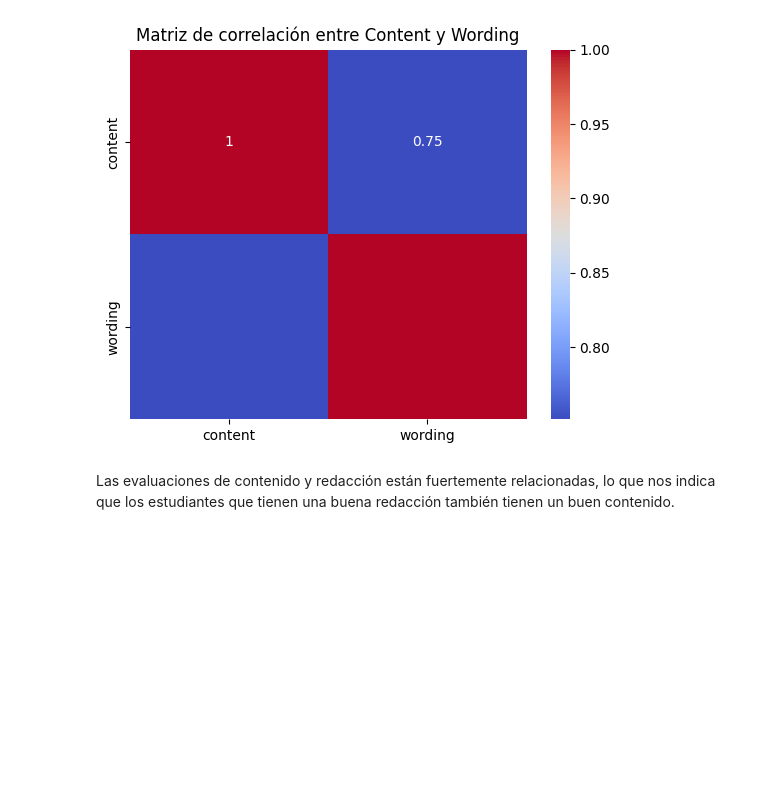
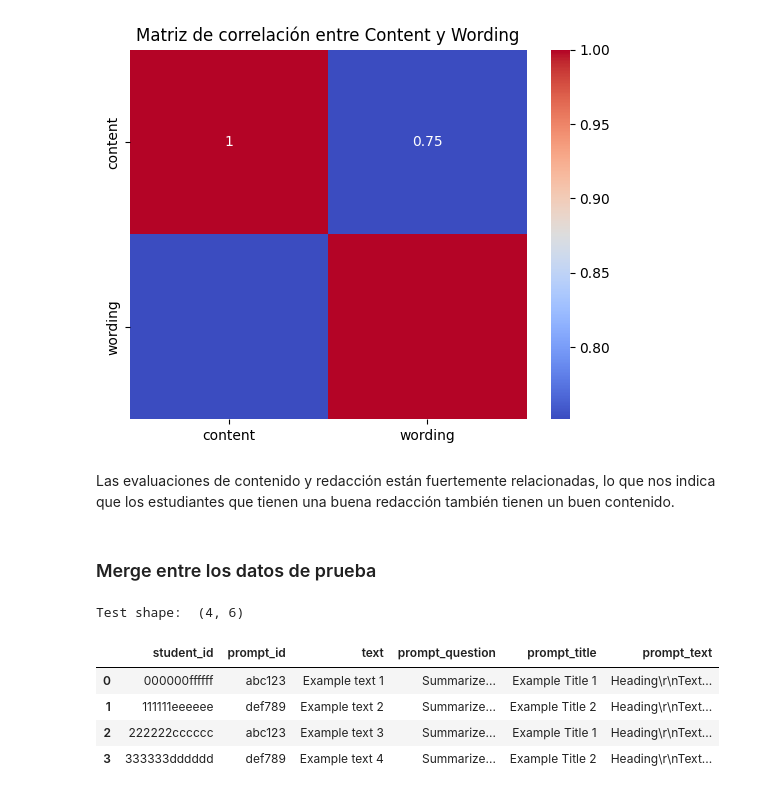
Before and after one commit to Kojimena/DS-P2, a Jupyter notebook: analisis_exploratorio.ipynb, the cells around one changed output. Drawn from its saved outputs; the diff is of its cells as text; code cells hidden in the pictures; blank space fills up the shorter version.

```diff
--- a/analisis_exploratorio.ipynb
+++ b/analisis_exploratorio.ipynb
@@ -164,3 +172,18 @@ plt.show()
 [figure]
 # %% [markdown]
 Las evaluaciones de contenido y redacción están fuertemente relacionadas, lo que nos indica que los estudiantes que tienen una buena redacción también tienen un buen contenido.
+# %% [markdown]
+### Merge entre los datos de prueba
+# %%
+df_test = df_summaries_test.merge(df_prompts_test, on='prompt_id')
+print("Test shape: ", df_test.shape)
+# %% [output]
+Test shape:  (4, 6)
+# %%
+df_test.head()
+# %% [output]
+|  | student_id | prompt_id | text | prompt_question | prompt_title | prompt_text |
+| 0 | 000000ffffff | abc123 | Example text 1 | Summarize... | Example Title 1 | Heading\r\nText... |
+| 1 | 111111eeeeee | def789 | Example text 2 | Summarize... | Example Title 2 | Heading\r\nText... |
+| 2 | 222222cccccc | abc123 | Example text 3 | Summarize... | Example Title 1 | Heading\r\nText... |
+| 3 | 333333dddddd | def789 | Example text 4 | Summarize... | Example Title 2 | Heading\r\nText... |
```
Also changed, not shown: parts of 8 cells of this notebook.
